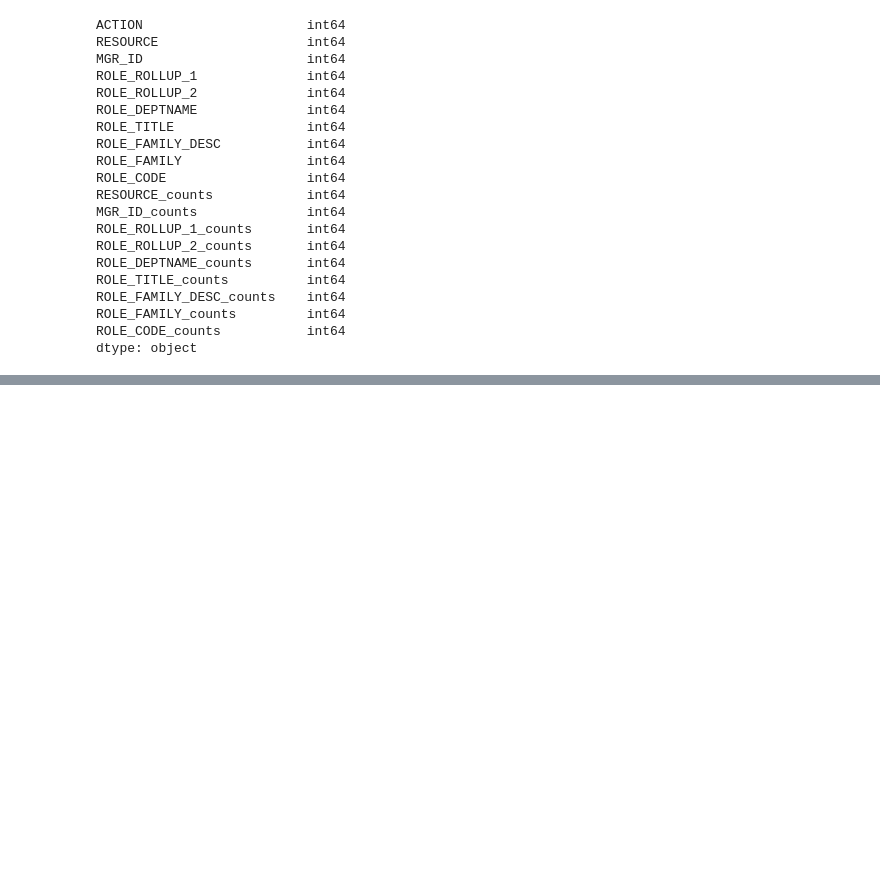
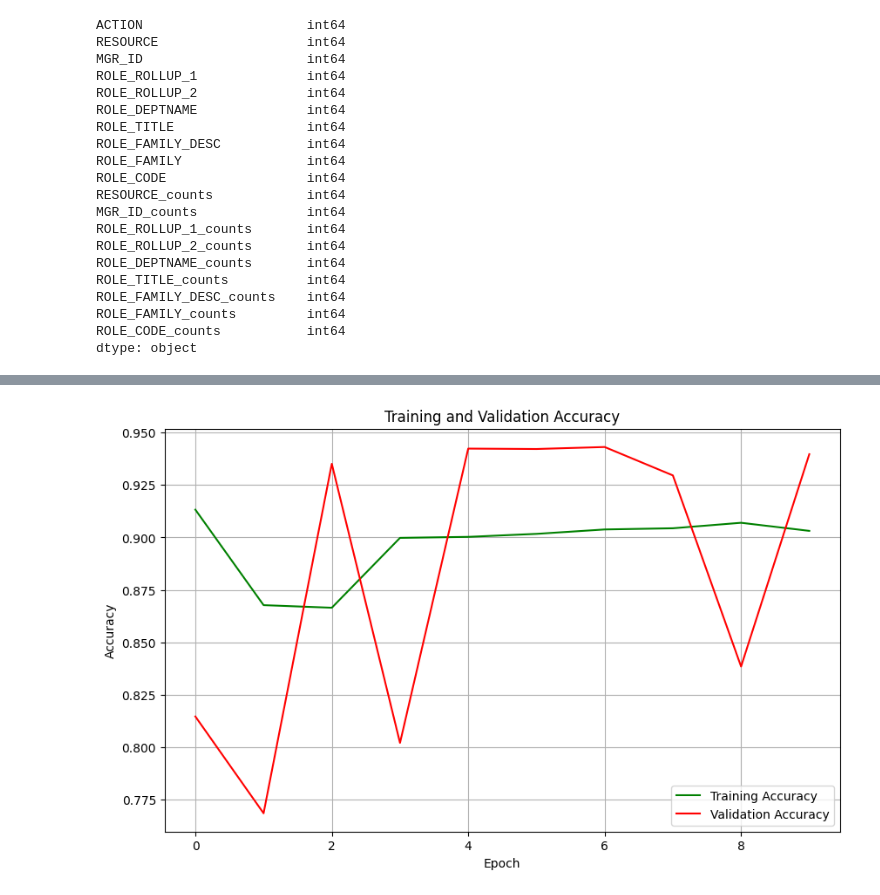
Before and after one commit to arjunravi26/Data-Science-Bootcamp, a Jupyter notebook: Week 21/DL Practical/amazon.ipynb, the cells around one changed output, grey strips where cells are left out. Drawn from its saved outputs; the diff is of its cells as text; code cells hidden in the pictures; blank space fills up the shorter version.

```diff
--- a/Week 21/DL Practical/amazon.ipynb
+++ b/Week 21/DL Practical/amazon.ipynb
@@ -171,0 +256,12 @@ model.fit(X_train,y_train)
+# %%
+plt.figure(figsize=(10, 6))
+plt.plot(log_data['epoch'], log_data['accuracy'], label='Training Accuracy', color='green')
+plt.plot(log_data['epoch'], log_data['val_accuracy'], label='Validation Accuracy', color='red')
+plt.title('Training and Validation Accuracy')
+plt.xlabel('Epoch')
+plt.ylabel('Accuracy')
+plt.legend()
+plt.grid()
+plt.show()
+# %% [output]
+[figure, added]
```
Also changed, not shown: parts of 18 cells of this notebook.
